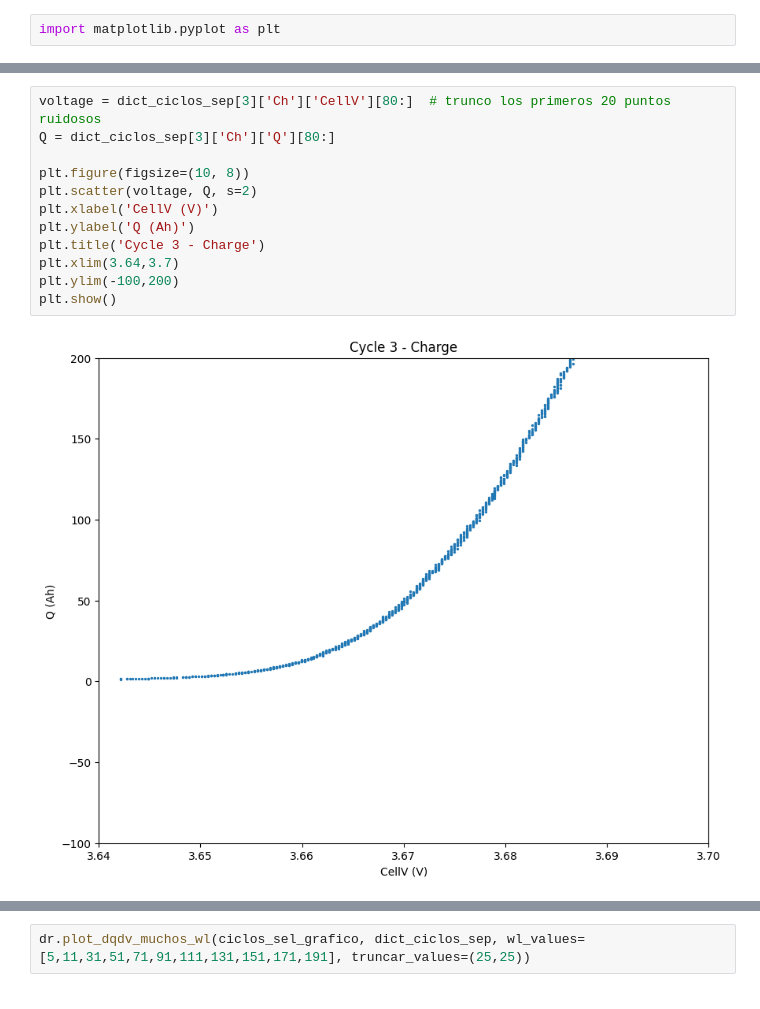
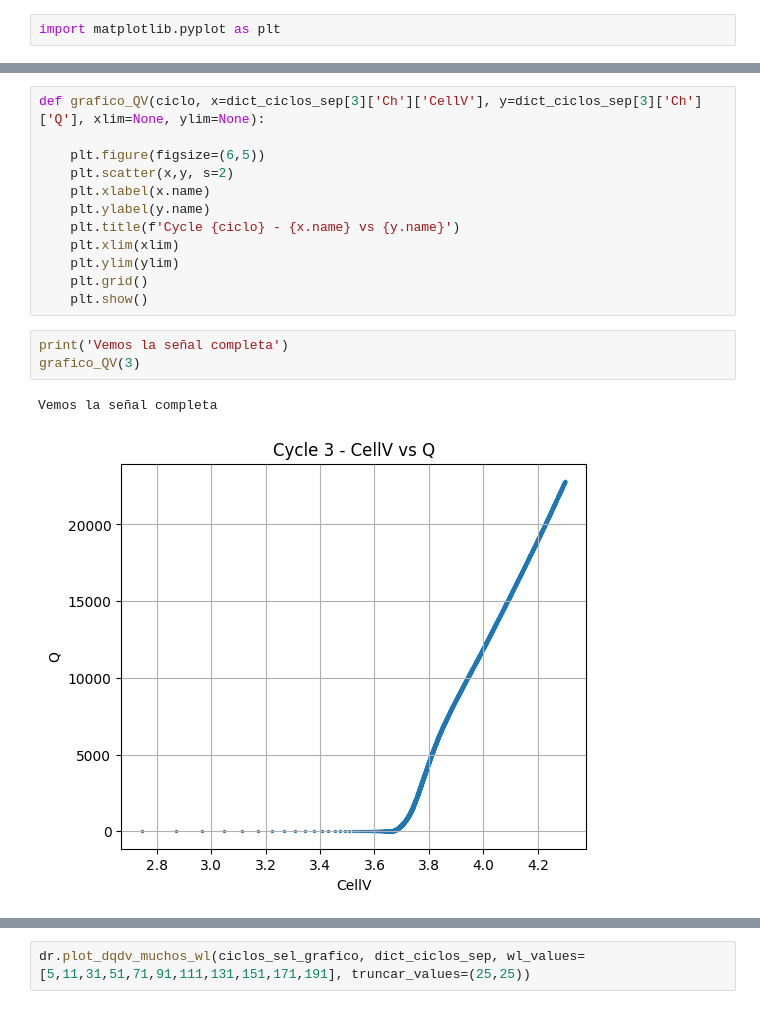
Before and after one commit to majodomenech/proc-icdv, a Jupyter notebook: notebooks/estudio14-dqdv-y-ajustes-ARBIN-nmc04.ipynb, the cells around one changed output, grey strips where cells are left out. Saved outputs shown, nothing was run; the diff lists cells and outputs as text.

```diff
--- a/notebooks/estudio14-dqdv-y-ajustes-ARBIN-nmc04.ipynb
+++ b/notebooks/estudio14-dqdv-y-ajustes-ARBIN-nmc04.ipynb
@@ -114,14 +109,18 @@ plt.show()
-# %%
-voltage = dict_ciclos_sep[3]['Ch']['CellV'][80:]  # trunco los primeros 20 puntos ruidosos
-Q = dict_ciclos_sep[3]['Ch']['Q'][80:]
-
-plt.figure(figsize=(10, 8))
-plt.scatter(voltage, Q, s=2)
-plt.xlabel('CellV (V)')
-plt.ylabel('Q (Ah)')
-plt.title('Cycle 3 - Charge')
-plt.xlim(3.64,3.7)
-plt.ylim(-100,200)
-plt.show()
-# %% [output]
-[figure, removed]
+# %%
+def grafico_QV(ciclo, x=dict_ciclos_sep[3]['Ch']['CellV'], y=dict_ciclos_sep[3]['Ch']['Q'], xlim=None, ylim=None):
+
+    plt.figure(figsize=(6,5))
+    plt.scatter(x,y, s=2)
+    plt.xlabel(x.name)
+    plt.ylabel(y.name)
+    plt.title(f'Cycle {ciclo} - {x.name} vs {y.name}')
+    plt.xlim(xlim)
+    plt.ylim(ylim)
+    plt.grid()
+    plt.show()
+# %%
+print('Vemos la señal completa')
+grafico_QV(3)
+# %% [output]
+Vemos la señal completa
+[figure, added]
```
Also changed, not shown: parts of 32 cells of this notebook, 3 other files.
